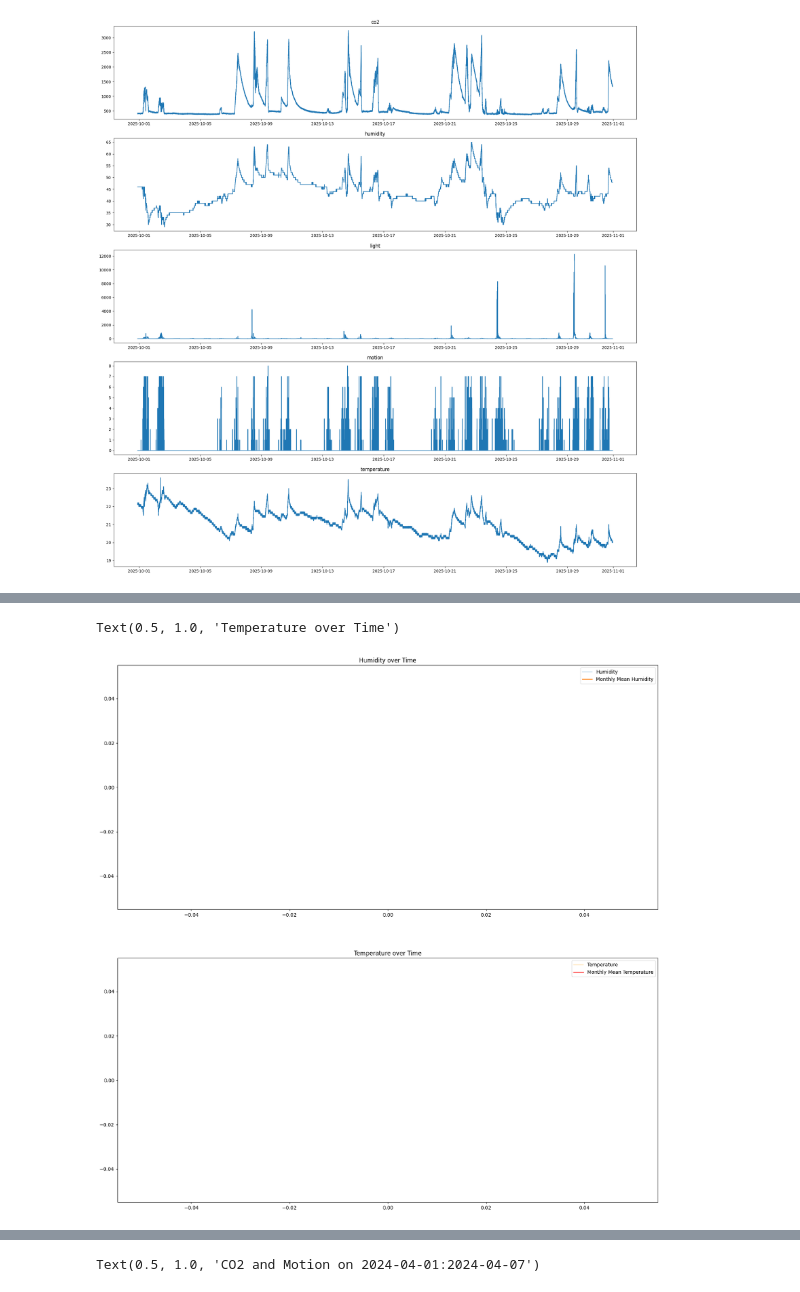
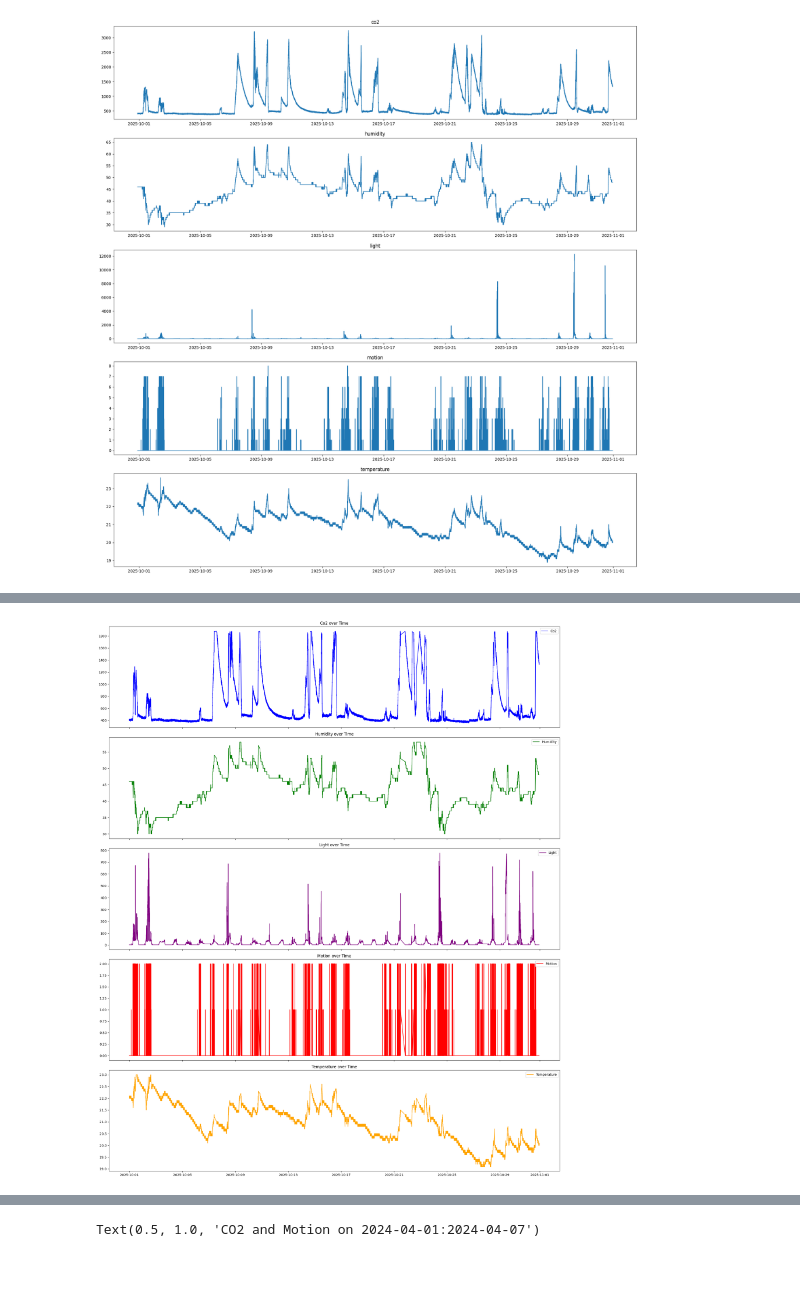
Before and after one commit to ha-kev/HM-Sense-OCC, a Jupyter notebook: eda_sensor.ipynb, the cells around one changed output, grey strips where cells are left out. Cells and saved outputs as stored; diff of their text form; code cells hidden in the pictures.

Commit message:
Rename notes.md file to README.md for project description. Change plots visualization and generation for README

```diff
--- a/eda_sensor.ipynb
+++ b/eda_sensor.ipynb
@@ -54,7 +54,7 @@ dtype: object
 from matplotlib import use
 
 
-#df_year = df.loc['2023-04-01':'2025-04-01']
+df_year = df.loc['2025-10-01':'2025-11-01']
 
 fig, ax = plt.subplots(5, 1, figsize=(24, 25))
 
@@ -94,26 +94,18 @@ array([[<Axes: title={'center': 'co2'}>,
 # %%
-from turtle import color
+color_map = {'co2': 'blue', 'humidity': 'green', 'light': 'purple', 'motion': 'red', 'temperature': 'orange'}
 
+cols = ['co2', 'humidity', 'light', 'motion', 'temperature']
 
-fig, (ax1, ax2) = plt.subplots(2, 1, figsize=(20, 20))
+fig, axes = plt.subplots(len(cols), 1, figsize=(20, 24), sharex=True)
 
-df_group = df_year.resample('ME').mean()
+for ax, col in zip(axes, cols):
+    ax.plot(df_year.index, df_year[col], label=col.capitalize(), color=color_map[col])
+    ax.set_title(f'{col.capitalize()} over Time')
+    ax.legend(loc='upper right')
 
-ax1.plot(df_year.index, df_year['humidity'], label='Humidity', alpha=0.3)
-ax1.plot(df_group.index, df_group['humidity'], label='Monthly Mean Humidity', linewidth=2)
-ax1.legend()
-
-ax2.plot(df_year.index, df_year['temperature'], label='Temperature', color='orange', alpha=0.3)
-ax2.plot(df_group.index, df_group['temperature'], label='Monthly Mean Temperature', color='red', linewidth=2)
-ax2.legend()
-
-ax1.plot(df_year.index, df_year['humidity'], label='Humidity', color='green')
-ax1.set_title('Humidity over Time')
-ax2.plot(df_year.index, df_year['temperature'], label='Temperature', color='orange')
-ax2.set_title('Temperature over Time')
+plt.tight_layout()
 # %% [output]
-Text(0.5, 1.0, 'Temperature over Time')
-[figure, old version]
+[figure, new version]
 # %%
 # Create differenced DataFrame
 df_diff = df_year.diff().fillna(0)
```
Also changed, not shown: parts of 6 cells of this notebook, 16 other files.
